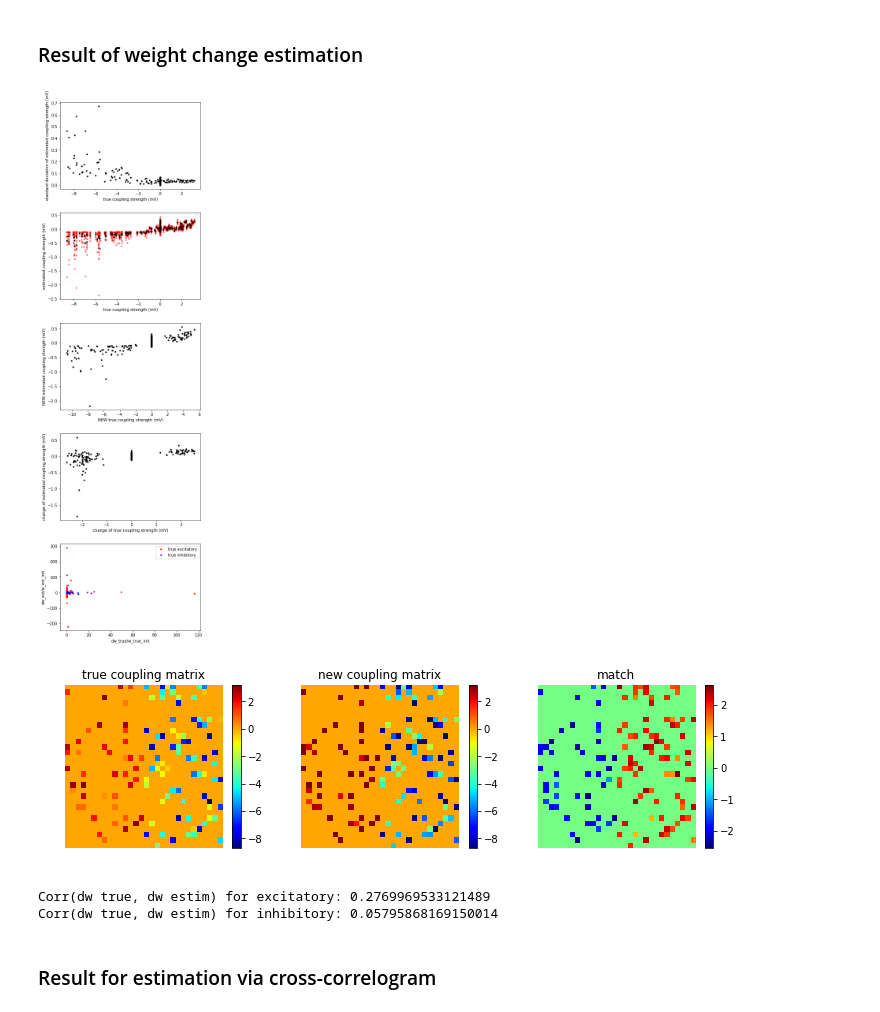
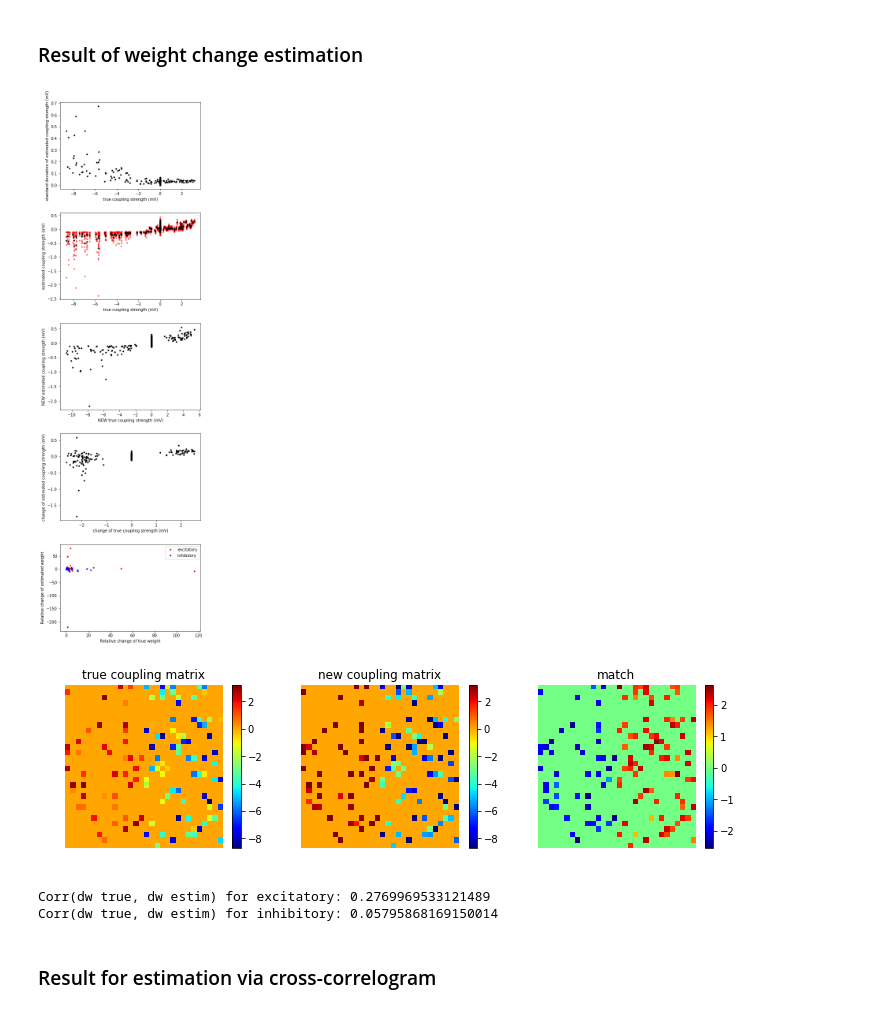
Before and after one commit to yger/inference, a Jupyter notebook: network_inference.ipynb, the cells around one changed output. Saved outputs shown, nothing was run; the diff lists cells and outputs as text; code cells hidden in the pictures.

```diff
--- a/network_inference.ipynb
+++ b/network_inference.ipynb
@@ -65,7 +65,7 @@ https://github.com/sympy/sympy/issues/13815 for more info.
 File saved: data_N1000_T300_leaky_current
 [ True]
 # %%
-filename = 'data_N1000_T3000_leaky_current'
+filename = 'data_N1000_T300_leaky_current'
 Nneurons_obs = 30  # number of neurons whose spike trains are observed
 rate_min = 5
 # %% [markdown]
@@ -598,6 +764,10 @@ synapses.to_pickle('data_N1000_T3000_leaky_current_synapses_2.pkl')
 # %% [markdown]
 ### Result of weight change estimation
 # %%
+# load true connectivity matrices
+Jtrue = np.load('data_N1000_T3000_leaky_current_Jobs.npy')
+Jtrue_new = np.load('data_N1000_T300_leaky_current_Jobs.npy')
+
 # load estimation after weights changed
 Jestim_new = np.load('data_N1000_T300_leaky_current_Jestim_0.npy')
 num_segments = 10
@@ -607,11 +777,6 @@ Jestim_all = np.zeros((Nneurons_obs**2,num_segments))
 for i in range(num_segments):
     Jestim = np.load('data_N1000_T3000_leaky_current_Jestim_%s.npy' %i)
     Jestim_all[:,i] = Jestim.flatten()
-
-# load true connectivity matrices
-factor = 2
-Jtrue = np.load('data_N1000_T3000_leaky_current_Jobs.npy')
-Jtrue_new = np.load('data_N1000_T300_leaky_current_Jobs.npy')
 
 figure(figsize=(6,20))
 subplot(511)
@@ -636,8 +801,8 @@ ylabel('NEW estimated coupling strength (mV)')
 subplot(514)
 
 # Delta w
-delta_w_true = Jtrue_new.flatten()-Jtrue.flatten()
-delta_w_est = Jestim_new.flatten()-m
+delta_w_true = Jtrue_new.flatten()-Jtrue.flatten() #difference of new weights vs. original weights
+delta_w_est = Jestim_new.flatten()-m #difference of new estimated weights and previous estimated weights
 
 plot(delta_w_true,delta_w_est,'ko',ms=3)
 xlabel('change of true coupling strength (mV)')
@@ -646,18 +811,18 @@ ylabel('change of estimated coupling strength (mV)')
 
 subplot(515)
 # normalize to initial values
-w_true_init = Jtrue.flatten().copy()
-w_est_init = m.copy()
-w_true_init[w_true_init==0] = 10e-12
-w_est_init[w_est_init==0] = 10e-12
+delta_w_est = delta_w_est[Jtrue.flatten()!=0] #only use weights that were not zero originally
+delta_w_true = delta_w_true[Jtrue.flatten()!=0] #only use weights that were not zero originally
+w_true_init = Jtrue.flatten().copy()[Jtrue.flatten()!=0]
+w_est_init = m.copy()[Jtrue.flatten()!=0]
 
 plot(delta_w_true[w_true_init>0]/w_true_init[w_true_init>0],
-     delta_w_est[w_true_init>0]/w_est_init[w_true_init>0],'ro',ms=3,label='true excitatory')
+     delta_w_est[w_true_init>0]/w_est_init[w_true_init>0],'ro',ms=3,label='excitatory')
 plot(delta_w_true[w_true_init<0]/w_true_init[w_true_init<0],
-     delta_w_est[w_true_init<0]/w_est_init[w_true_init<0],'bo',ms=3,label='true inhibitory')
+     delta_w_est[w_true_init<0]/w_est_init[w_true_init<0],'bo',ms=3,label='inhibitory')
 legend()
-xlabel('dw_true/w_true_init')
-ylabel('dw_est/w_est_init')
+xlabel('Relative change of true weight')
+ylabel('Relative change of estimated weight')
 
 tight_layout()
 savefig('plots/weight_change_estimation.pdf',bbox_to_anchor='tight')
@@ -673,34 +838,34 @@ plt.title('true coupling matrix')
 plt.colorbar()
 plt.axis('off')
 
 plt.subplot(132)
 plt.imshow(Jtrue_new, origin='upper', interpolation='nearest',
            aspect='auto', cmap=plt.cm.jet, vmin=np.min(Jtrue),vmax=np.max(Jtrue))
 plt.title('new coupling matrix')
 plt.colorbar()
 plt.axis('off')
 
 plt.subplot(133)
 plt.imshow(Jtrue-Jtrue_new, origin='upper', interpolation='nearest',
            aspect='auto', cmap=plt.cm.jet)
 plt.title('match')
 plt.colorbar()
 plt.axis('off')
 show()
 
 
 # Correlation of delta_w_true and delta_w_est
 
 delta_w_true_ex = delta_w_true[delta_w_true>0]
 delta_w_true_inh = delta_w_true[delta_w_true<0]
 delta_w_est_ex = delta_w_est[delta_w_true>0]
 delta_w_est_inh = delta_w_est[delta_w_true<0]
 c_ex = np.corrcoef(delta_w_true_ex,delta_w_est_ex)[0,1]
 c_inh = np.corrcoef(delta_w_true_inh,delta_w_est_inh)[0,1]
 print 'Corr(dw true, dw estim) for excitatory:',c_ex
 print 'Corr(dw true, dw estim) for inhibitory:',c_inh
 # %% [output]
-[figure, old version]
+[figure, new version]
 [figure]
 Corr(dw true, dw estim) for excitatory: 0.2769969533121489
 Corr(dw true, dw estim) for inhibitory: 0.05795868169150014
```
Also changed, not shown: parts of 8 cells of this notebook.
